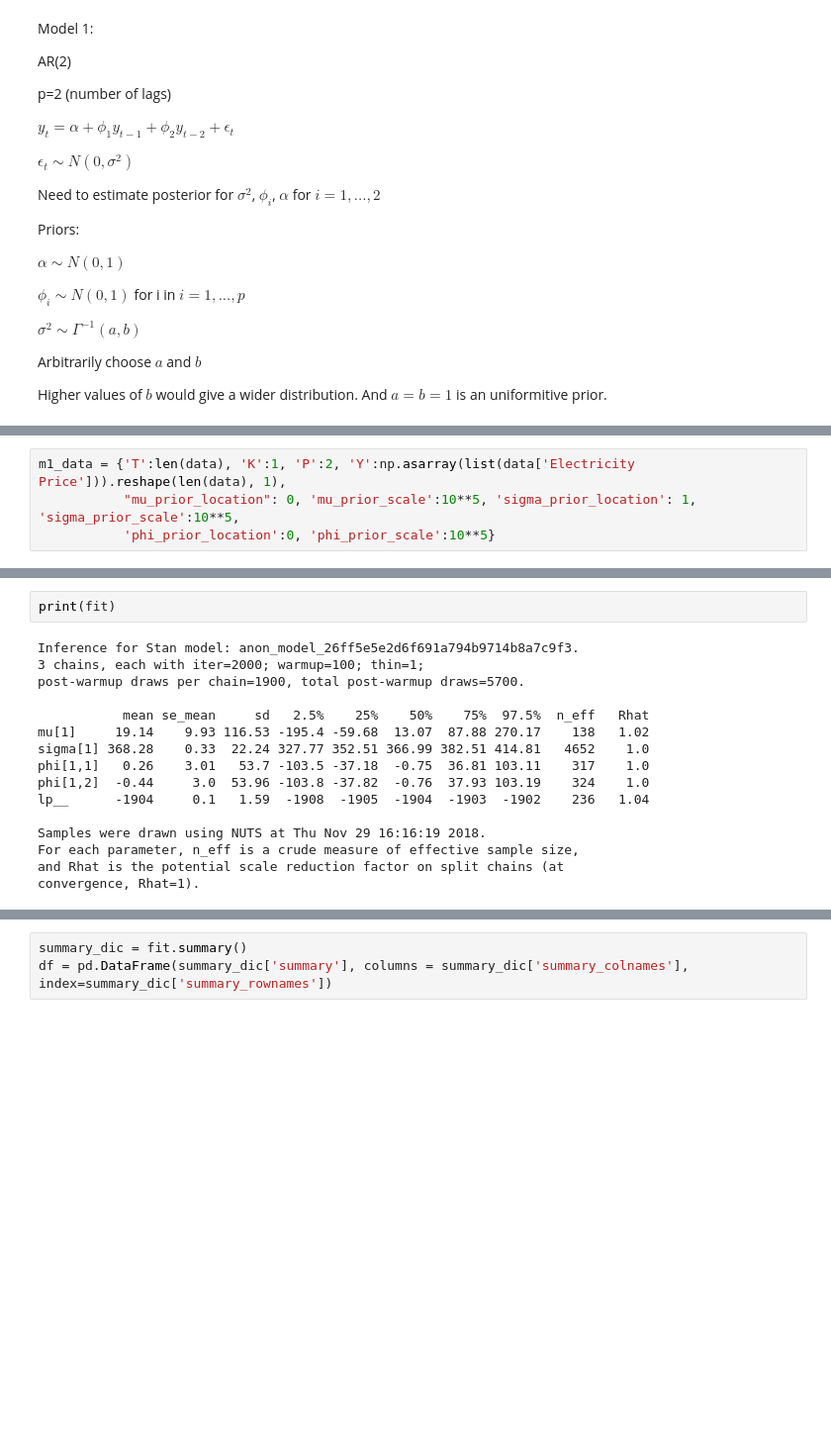
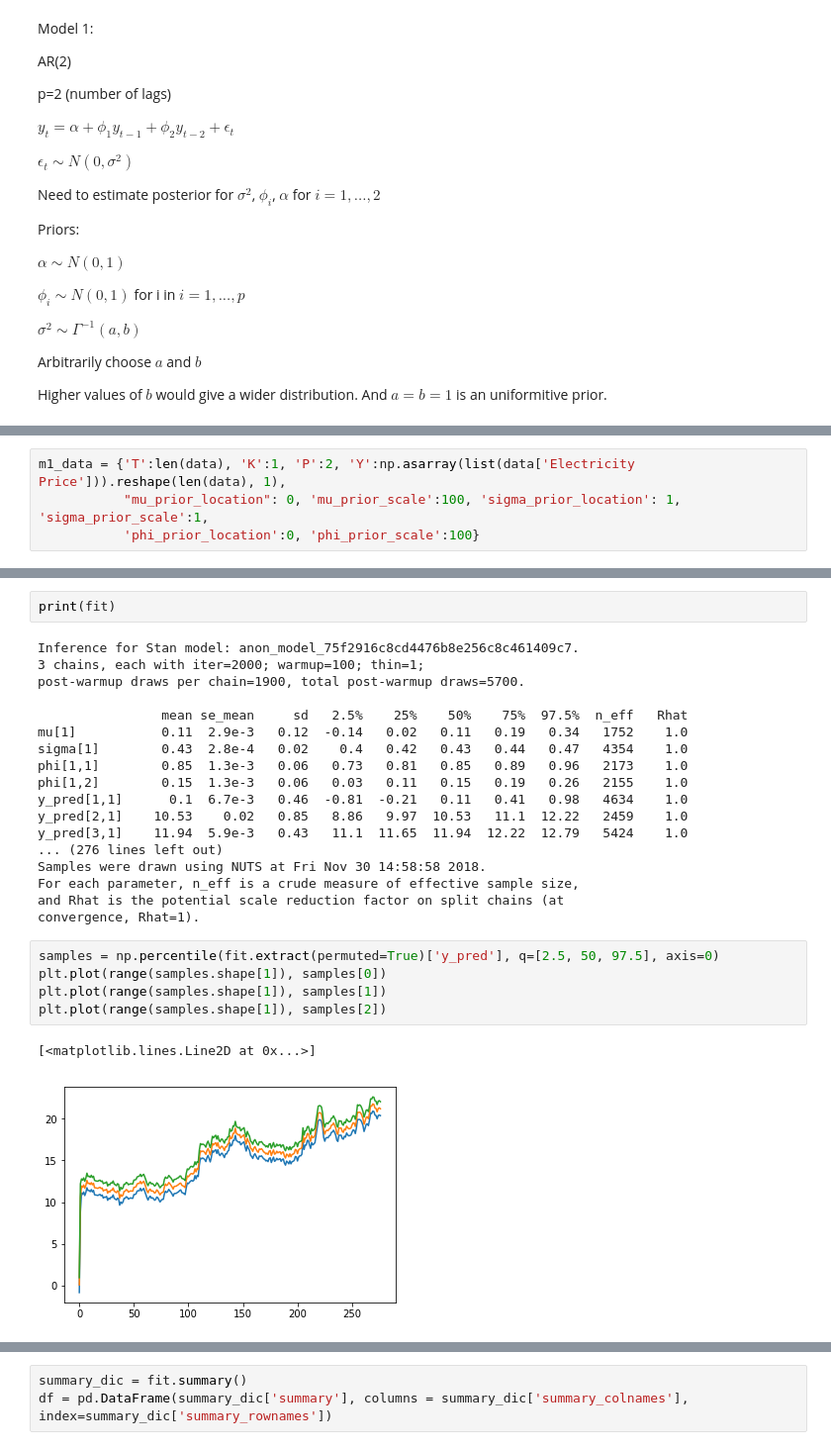
Before and after one commit to ahotaling/STAT_330_Project, a Jupyter notebook: Notebooks/Bayesian_Model_Exploration.ipynb, the cells around one changed output, grey strips where cells are left out. Shown at 99% size. Saved outputs shown, nothing was run; the diff lists cells and outputs as text; blank space fills up the shorter version.

Commit message:
Working on plots and generated quantities for the first model

```diff
--- a/Notebooks/Bayesian_Model_Exploration.ipynb
+++ b/Notebooks/Bayesian_Model_Exploration.ipynb
@@ -209,7 +238,7 @@ model {
 # %%
 m1_data = {'T':len(data), 'K':1, 'P':2, 'Y':np.asarray(list(data['Electricity Price'])).reshape(len(data), 1),
-           "mu_prior_location": 0, 'mu_prior_scale':10**5, 'sigma_prior_location': 1, 'sigma_prior_scale':10**5,
-           'phi_prior_location':0, 'phi_prior_scale':10**5}
+           "mu_prior_location": 0, 'mu_prior_scale':100, 'sigma_prior_location': 1, 'sigma_prior_scale':1,
+           'phi_prior_location':0, 'phi_prior_scale':100}
 # %%
 fit = pystan.stan(model_code=m1_stan_code, data=m1_data, iter=2000, warmup = 100, chains=3)
 # %% [output]
@@ -219,18 +246,28 @@ WARNING:pystan:Run again with max_treedepth larger than 10 to avoid saturation
 # %%
 print(fit)
 # %% [output]
-Inference for Stan model: anon_model_26ff5e5e2d6f691a794b9714b8a7c9f3.
+Inference for Stan model: anon_model_75f2916c8cd4476b8e256c8c461409c7.
 3 chains, each with iter=2000; warmup=100; thin=1;
 post-warmup draws per chain=1900, total post-warmup draws=5700.
 
-           mean se_mean     sd   2.5%    25%    50%    75%  97.5%  n_eff   Rhat
-mu[1]     19.14    9.93 116.53 -195.4 -59.68  13.07  87.88 270.17    138   1.02
-sigma[1] 368.28    0.33  22.24 327.77 352.51 366.99 382.51 414.81   4652    1.0
-phi[1,1]   0.26    3.01   53.7 -103.5 -37.18  -0.75  36.81 103.11    317    1.0
-phi[1,2]  -0.44     3.0  53.96 -103.8 -37.82  -0.76  37.93 103.19    324    1.0
-lp__      -1904     0.1   1.59  -1908  -1905  -1904  -1903  -1902    236   1.04
-
-Samples were drawn using NUTS at Thu Nov 29 16:16:19 2018.
+                mean se_mean     sd   2.5%    25%    50%    75%  97.5%  n_eff   Rhat
+mu[1]           0.11  2.9e-3   0.12  -0.14   0.02   0.11   0.19   0.34   1752    1.0
+sigma[1]        0.43  2.8e-4   0.02    0.4   0.42   0.43   0.44   0.47   4354    1.0
+phi[1,1]        0.85  1.3e-3   0.06   0.73   0.81   0.85   0.89   0.96   2173    1.0
+phi[1,2]        0.15  1.3e-3   0.06   0.03   0.11   0.15   0.19   0.26   2155    1.0
+y_pred[1,1]      0.1  6.7e-3   0.46  -0.81  -0.21   0.11   0.41   0.98   4634    1.0
+y_pred[2,1]    10.53    0.02   0.85   8.86   9.97  10.53   11.1  12.22   2459    1.0
+y_pred[3,1]    11.94  5.9e-3   0.43   11.1  11.65  11.94  12.22  12.79   5424    1.0
+... (276 lines left out)
+Samples were drawn using NUTS at Fri Nov 30 14:58:58 2018.
 For each parameter, n_eff is a crude measure of effective sample size,
 and Rhat is the potential scale reduction factor on split chains (at
 convergence, Rhat=1).
+# %%
+samples = np.percentile(fit.extract(permuted=True)['y_pred'], q=[2.5, 50, 97.5], axis=0)
+plt.plot(range(samples.shape[1]), samples[0])
+plt.plot(range(samples.shape[1]), samples[1])
+plt.plot(range(samples.shape[1]), samples[2])
+# %% [output]
+[<matplotlib.lines.Line2D at 0x...>]
+[figure, added]
```
Also changed, not shown: parts of 8 cells of this notebook.
